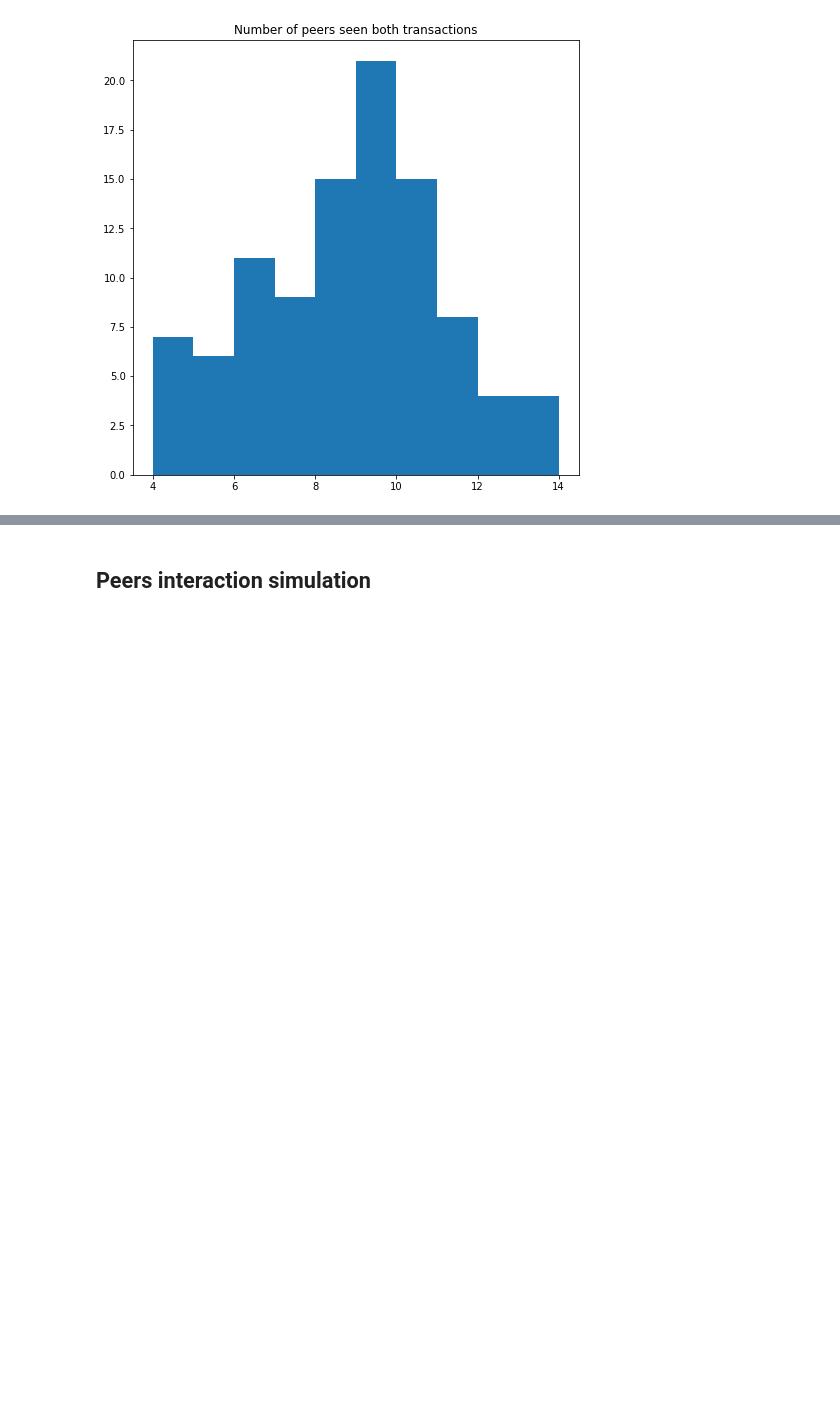
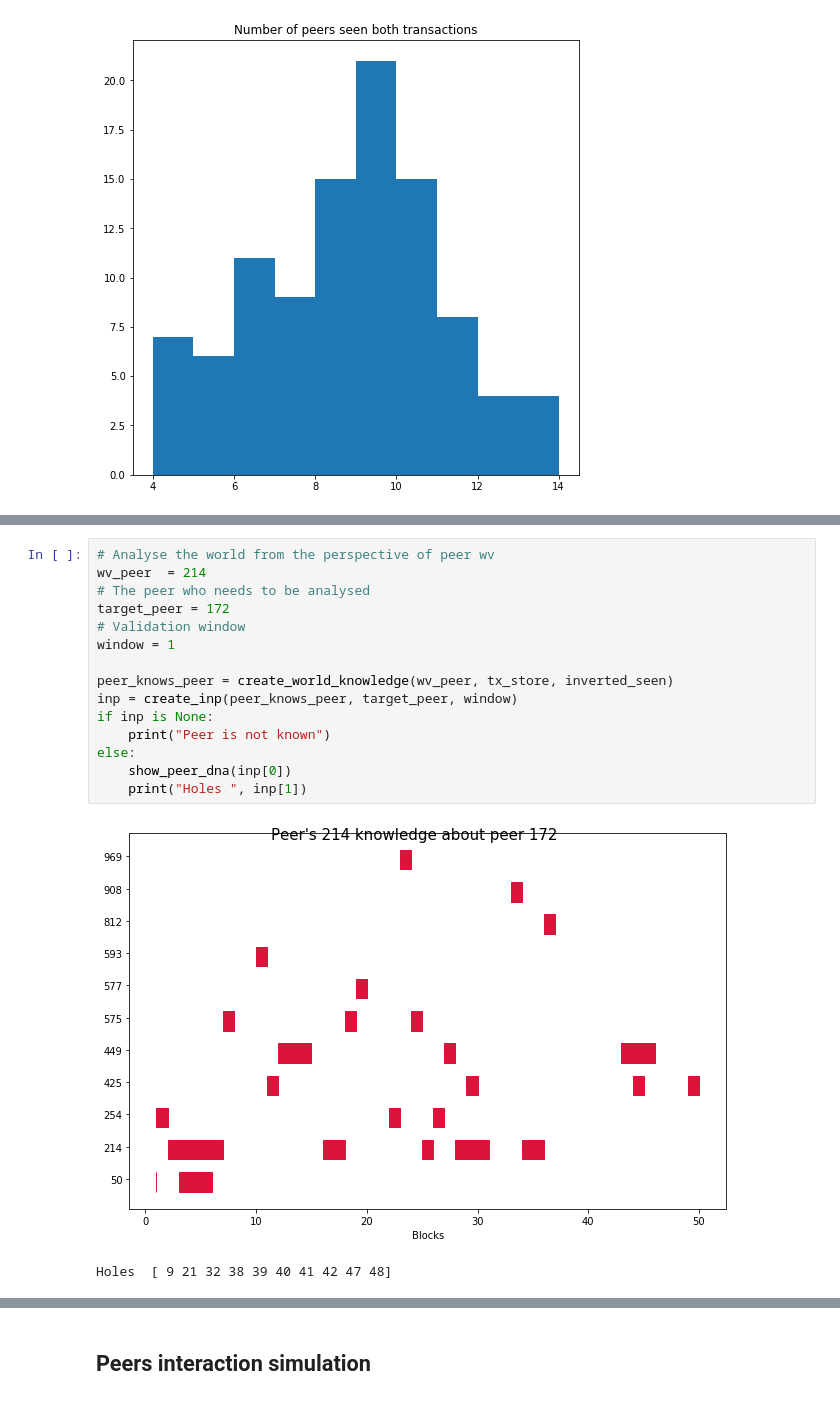
Before and after one commit to grimadas/accountability_experiments, a Jupyter notebook: NoodlesExperiments.ipynb, the cells around one changed output, grey strips where cells are left out. Drawn from its saved outputs; the diff is of its cells as text; blank space fills up the shorter version.

```diff
--- a/NoodlesExperiments.ipynb
+++ b/NoodlesExperiments.ipynb
@@ -485,0 +698,18 @@ plt.show()
+# %%
+# Analyse the world from the perspective of peer wv
+wv_peer  = 214
+# The peer who needs to be analysed
+target_peer = 172
+# Validation window
+window = 1
+
+peer_knows_peer = create_world_knowledge(wv_peer, tx_store, inverted_seen)
+inp = create_inp(peer_knows_peer, target_peer, window)
+if inp is None:
+    print("Peer is not known")
+else:
+    show_peer_dna(inp[0])
+    print("Holes ", inp[1])
+# %% [output]
+[figure, added]
+Holes  [ 9 21 32 38 39 40 41 42 47 48]
```
Also changed, not shown: parts of 26 cells of this notebook.
